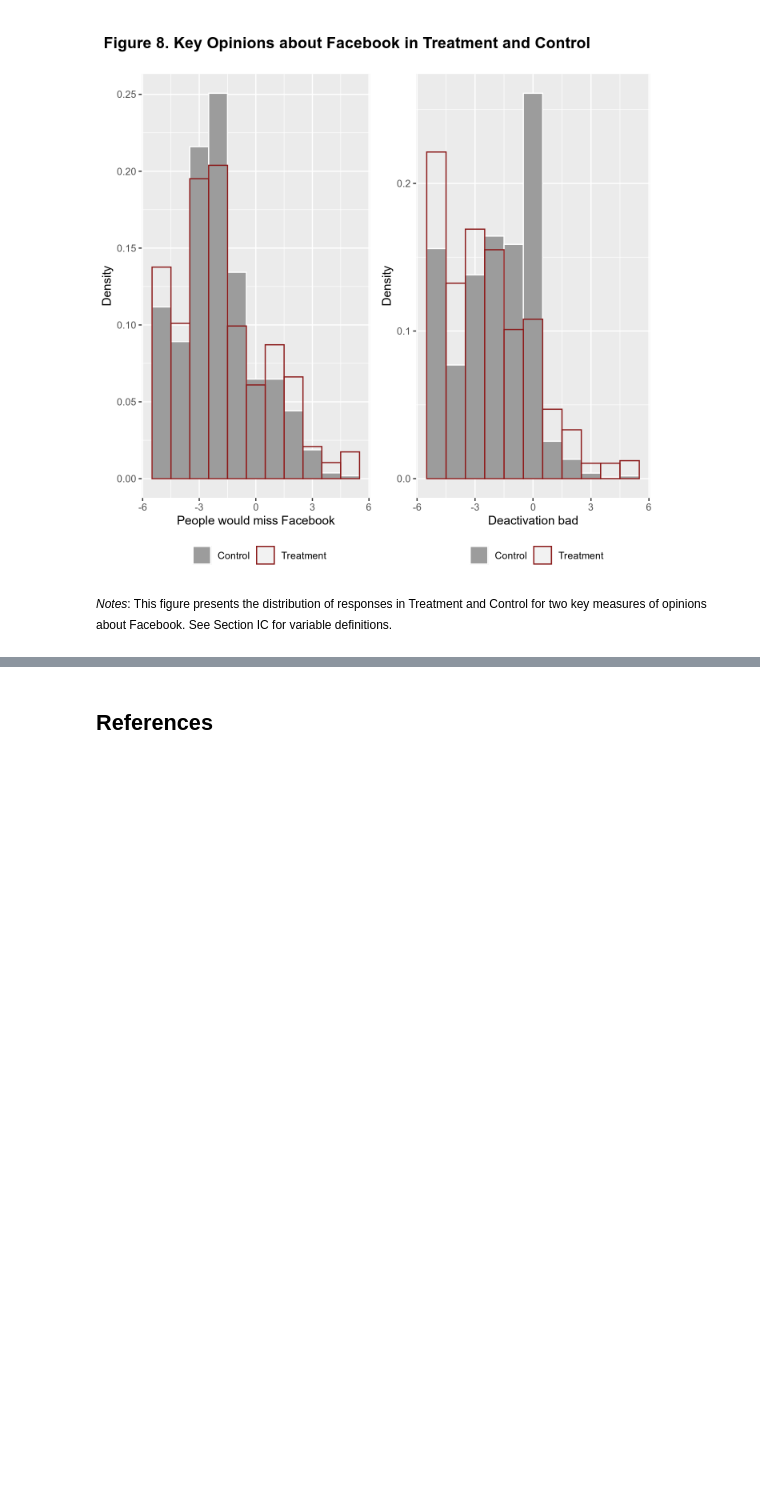
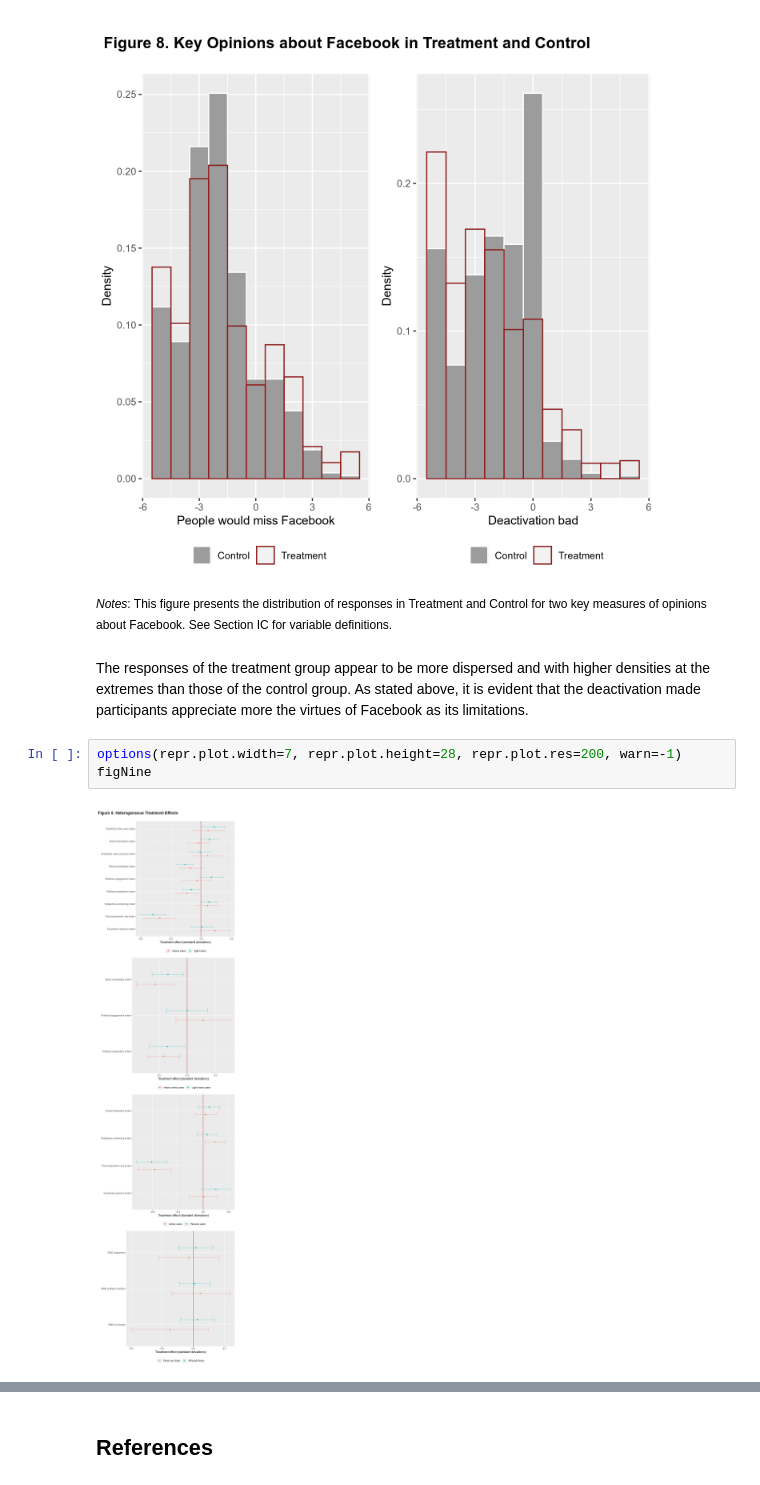
Before and after one commit to feauazmu/RepAllcotetal, a Jupyter notebook: replication_notebook.ipynb, the cells around one changed output, grey strips where cells are left out. Cells and saved outputs as stored; diff of their text form; blank space fills up the shorter version.

```diff
--- a/replication_notebook.ipynb
+++ b/replication_notebook.ipynb
@@ -511,3 +521,10 @@ figureEight
 # %% [markdown]
 <p style="font-size:12px"><i>Notes</i>: This figure presents the distribution of responses in Treatment and Control for two key measures of opinions
 about Facebook. See Section IC for variable definitions.
+# %% [markdown]
+The responses of the treatment group appear to be more dispersed and with higher densities at the extremes than those of the control group.  As stated above, it is evident that the deactivation made participants appreciate more the virtues of Facebook as its limitations.
+# %%
+options(repr.plot.width=7, repr.plot.height=28, repr.plot.res=200, warn=-1)
+figNine
+# %% [output]
+[figure, added]
```
Also changed, not shown: parts of 12 cells of this notebook.
